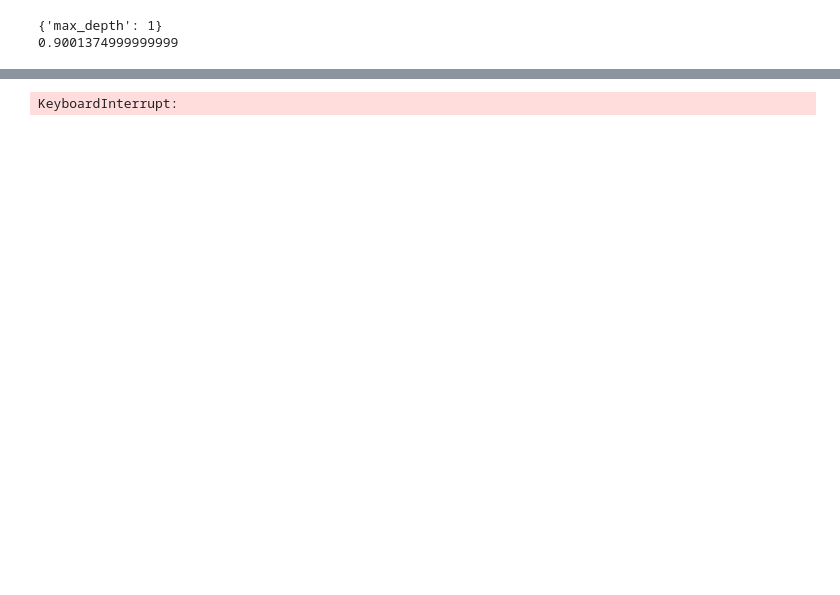
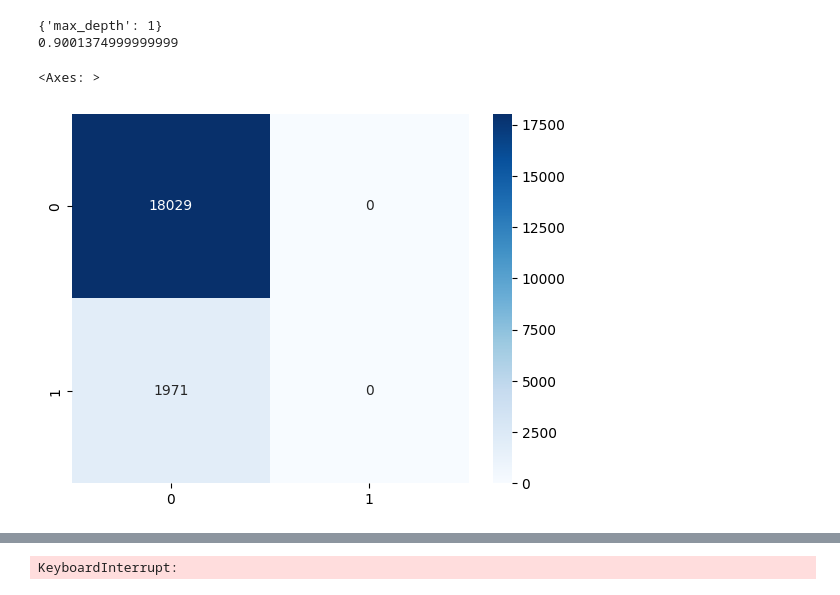
Before and after one commit to VZjunyang/SG_Code, a Jupyter notebook: RGS_Trans_PCA.Ipynb, the cells around one changed output, grey strips where cells are left out. Cells and saved outputs as stored; diff of their text form; code cells hidden in the pictures; blank space fills up the shorter version.

```diff
--- a/RGS_Trans_PCA.Ipynb
+++ b/RGS_Trans_PCA.Ipynb
@@ -56,3 +88,16 @@ best_depth = clf.best_params_['max_depth']
 # %% [output]
 {'max_depth': 1}
 0.9001374999999999
+# %%
+# Training the decision tree classifier
+dt = DecisionTreeClassifier(max_depth=1)
+dt.fit(x_train, y_train)
+y_pred = dt.predict(x_test)
+y_score = dt.predict_proba(x_test)[:, 1]
+
+# Confusion matrix
+cm = confusion_matrix(y_test, y_pred)
+sns.heatmap(cm, annot=True, cmap='Blues', fmt='g')
+# %% [output]
+<Axes: >
+[figure, added]
```
Also changed, not shown: parts of 5 cells of this notebook, 1 other file.
